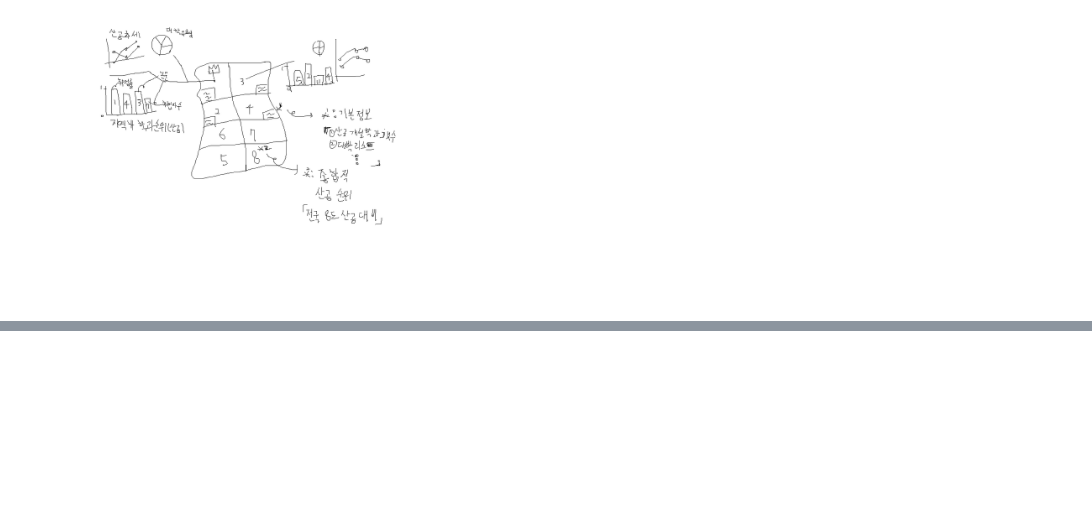
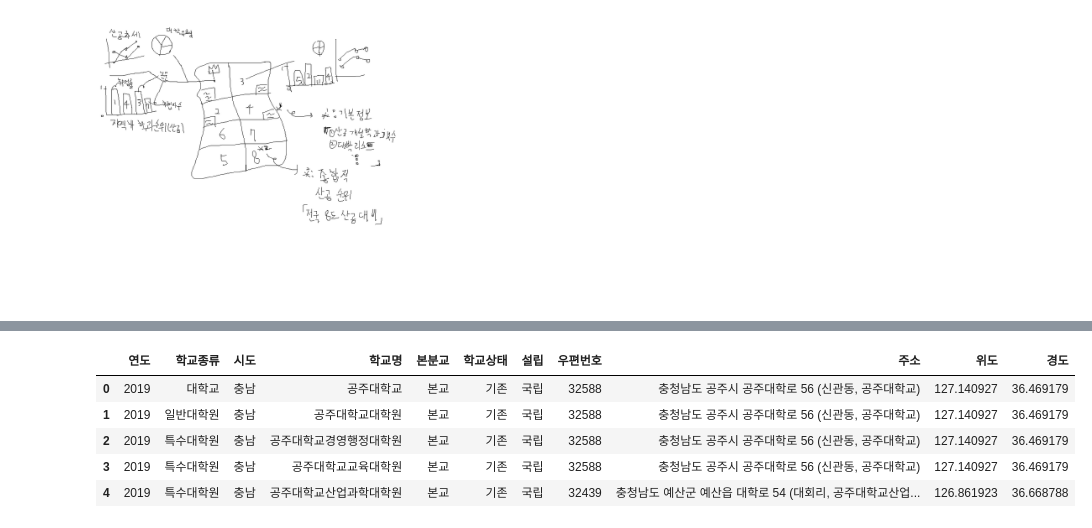
Before and after one commit to HWANG-HOE-SUN/Univ.Project, a Jupyter notebook: 대학자료분석/대학알리미_자료분석.ipynb, the cells around one changed output, grey strips where cells are left out. Drawn from its saved outputs; the diff is of its cells as text; code cells hidden in the pictures; blank space fills up the shorter version.

```diff
--- a/대학자료분석/대학알리미_자료분석.ipynb
+++ b/대학자료분석/대학알리미_자료분석.ipynb
@@ -1164,0 +1184,10 @@ import missingno as ms
+# %%
+주소 = pd.read_excel('/content/2019년+10월+1일+기준+고등교육기관+주소록(24개대학).xlsx',sheet_name='Sheet2')
+주소.head()
+# %% [output]
+|  | 연도 | 학교종류 | 시도 | 학교명 | 본분교 | 학교상태 | 설립 | 우편번호 | 주소 | 위도 | 경도 |
+| 0 | 2019 | 대학교 | 충남 | 공주대학교 | 본교 | 기존 | 국립 | 32588 | 충청남도 공주시 공주대학로 56 (신관동, 공주대학교) | 127.140927 | 36.469179 |
+| 1 | 2019 | 일반대학원 | 충남 | 공주대학교대학원 | 본교 | 기존 | 국립 | 32588 | 충청남도 공주시 공주대학로 56 (신관동, 공주대학교) | 127.140927 | 36.469179 |
+| 2 | 2019 | 특수대학원 | 충남 | 공주대학교경영행정대학원 | 본교 | 기존 | 국립 | 32588 | 충청남도 공주시 공주대학로 56 (신관동, 공주대학교) | 127.140927 | 36.469179 |
+| 3 | 2019 | 특수대학원 | 충남 | 공주대학교교육대학원 | 본교 | 기존 | 국립 | 32588 | 충청남도 공주시 공주대학로 56 (신관동, 공주대학교) | 127.140927 | 36.469179 |
+| 4 | 2019 | 특수대학원 | 충남 | 공주대학교산업과학대학원 | 본교 | 기존 | 국립 | 32439 | 충청남도 예산군 예산읍 대학로 54 (대회리, 공주대학교산업... | 126.861923 | 36.668788 |
```
Also changed, not shown: parts of 20 cells of this notebook.
